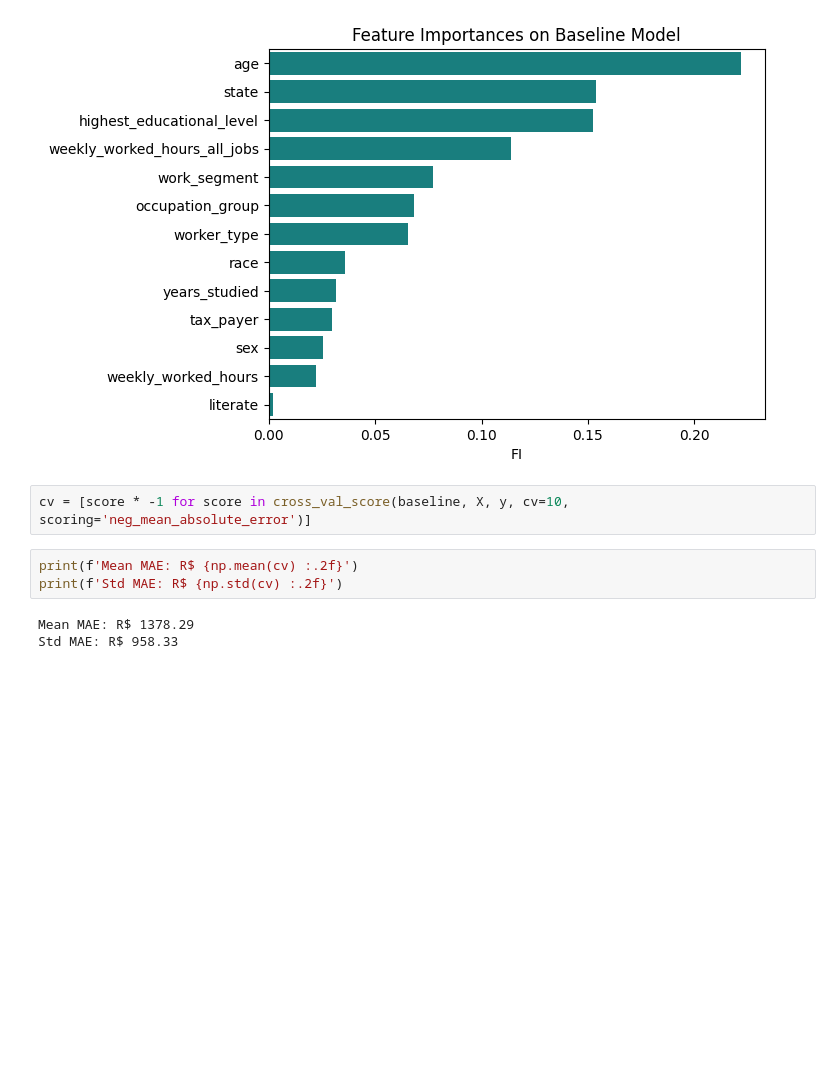
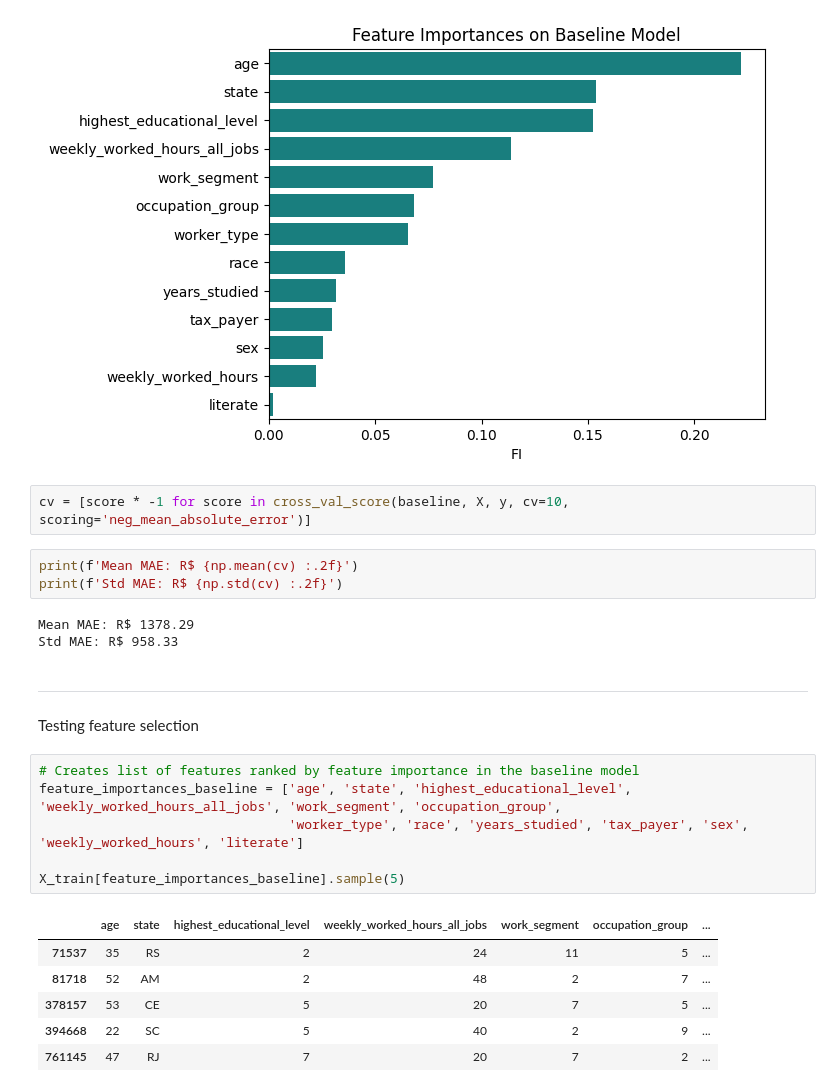
Before and after one commit to viniciussuares/IncomePrediction, a Jupyter notebook: notebooks/baseline_model.ipynb, the cells around one changed output. Drawn from its saved outputs; the diff is of its cells as text; blank space fills up the shorter version.

Commit message:
Initializing feature selection

```diff
--- a/notebooks/baseline_model.ipynb
+++ b/notebooks/baseline_model.ipynb
@@ -118,3 +118,19 @@ print(f'Std MAE: R$ {np.std(cv) :.2f}')
 # %% [output]
 Mean MAE: R$ 1378.29
 Std MAE: R$ 958.33
+# %% [markdown]
+_____
+Testing feature selection
+# %%
+# Creates list of features ranked by feature importance in the baseline model
+feature_importances_baseline = ['age', 'state', 'highest_educational_level', 'weekly_worked_hours_all_jobs', 'work_segment', 'occupation_group',
+                                'worker_type', 'race', 'years_studied', 'tax_payer', 'sex', 'weekly_worked_hours', 'literate']
+
+X_train[feature_importances_baseline].sample(5)
+# %% [output]
+|  | age | state | highest_educational_level | weekly_worked_hours_all_jobs | work_segment | occupation_group | ... |
+| 71537 | 35 | RS | 2 | 24 | 11 | 5 | ... |
+| 81718 | 52 | AM | 2 | 48 | 2 | 7 | ... |
+| 378157 | 53 | CE | 5 | 20 | 7 | 5 | ... |
+| 394668 | 22 | SC | 5 | 40 | 2 | 9 | ... |
+| 761145 | 47 | RJ | 7 | 20 | 7 | 2 | ... |
```
